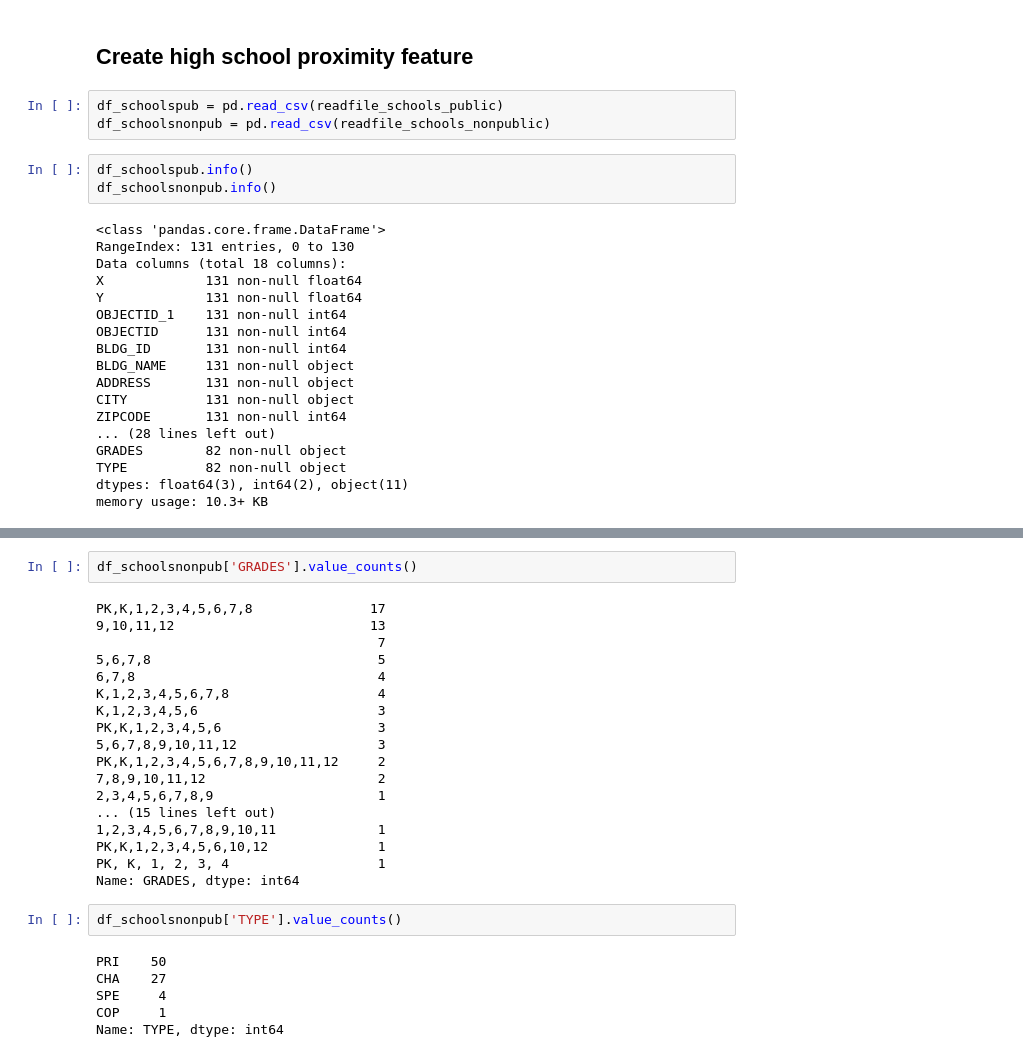
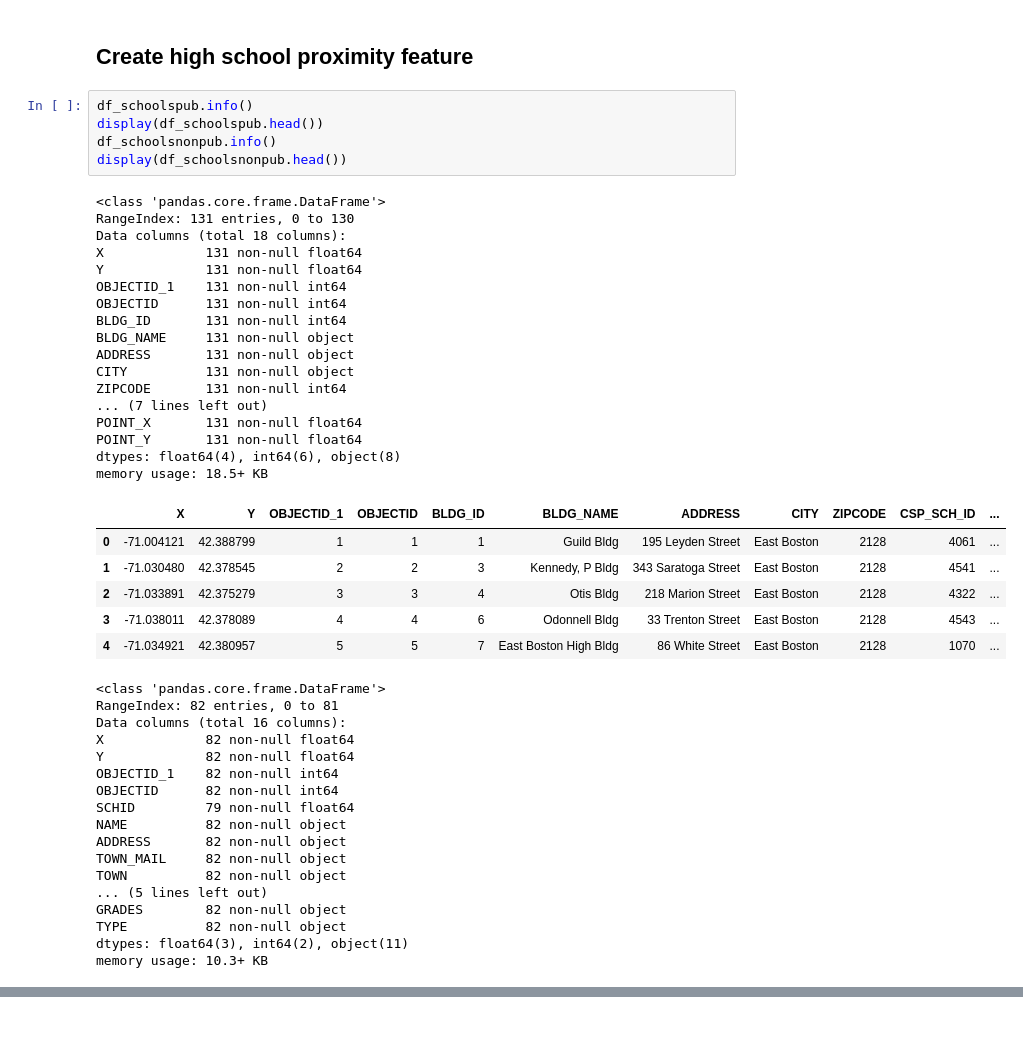
Before and after one commit to sedelmeyer/predicting-crime, a Jupyter notebook: notebooks/022_FEATURES_build_model_features.ipynb, the cells around one changed output, grey strips where cells are left out. Drawn from its saved outputs; the diff is of its cells as text; blank space fills up the shorter version.

```diff
--- a/notebooks/022_FEATURES_build_model_features.ipynb
+++ b/notebooks/022_FEATURES_build_model_features.ipynb
@@ -529,27 +530,49 @@ memory usage: 55.3+ MB
 5 rows × 47 columns
 # %% [markdown]
 ## Create high school proximity feature
-# %%
-df_schoolspub = pd.read_csv(readfile_schools_public)
-df_schoolsnonpub = pd.read_csv(readfile_schools_nonpublic)
 # %%
 df_schoolspub.info()
+display(df_schoolspub.head())
 df_schoolsnonpub.info()
+display(df_schoolsnonpub.head())
 # %% [output]
 <class 'pandas.core.frame.DataFrame'>
 RangeIndex: 131 entries, 0 to 130
 Data columns (total 18 columns):
 X             131 non-null float64
 Y             131 non-null float64
 OBJECTID_1    131 non-null int64
 OBJECTID      131 non-null int64
 BLDG_ID       131 non-null int64
 BLDG_NAME     131 non-null object
 ADDRESS       131 non-null object
 CITY          131 non-null object
 ZIPCODE       131 non-null int64
-... (28 lines left out)
-GRADES        82 non-null object
-TYPE          82 non-null object
-dtypes: float64(3), int64(2), object(11)
-memory usage: 10.3+ KB
+... (7 lines left out)
+POINT_X       131 non-null float64
+POINT_Y       131 non-null float64
+dtypes: float64(4), int64(6), object(8)
+memory usage: 18.5+ KB
+|  | X | Y | OBJECTID_1 | OBJECTID | BLDG_ID | BLDG_NAME | ADDRESS | CITY | ZIPCODE | CSP_SCH_ID | ... |
+| 0 | -71.004121 | 42.388799 | 1 | 1 | 1 | Guild Bldg | 195 Leyden Street | East Boston | 2128 | 4061 | ... |
+| 1 | -71.030480 | 42.378545 | 2 | 2 | 3 | Kennedy, P Bldg | 343 Saratoga Street | East Boston | 2128 | 4541 | ... |
+| 2 | -71.033891 | 42.375279 | 3 | 3 | 4 | Otis Bldg | 218 Marion Street | East Boston | 2128 | 4322 | ... |
+| 3 | -71.038011 | 42.378089 | 4 | 4 | 6 | Odonnell Bldg | 33 Trenton Street | East Boston | 2128 | 4543 | ... |
+| 4 | -71.034921 | 42.380957 | 5 | 5 | 7 | East Boston High Bldg | 86 White Street | East Boston | 2128 | 1070 | ... |
+<class 'pandas.core.frame.DataFrame'>
+RangeIndex: 82 entries, 0 to 81
+Data columns (total 16 columns):
+X             82 non-null float64
+Y             82 non-null float64
+OBJECTID_1    82 non-null int64
+OBJECTID      82 non-null int64
+SCHID         79 non-null float64
+NAME          82 non-null object
+ADDRESS       82 non-null object
+TOWN_MAIL     82 non-null object
+TOWN          82 non-null object
+... (5 lines left out)
+GRADES        82 non-null object
+TYPE          82 non-null object
+dtypes: float64(3), int64(2), object(11)
+memory usage: 10.3+ KB
@@ -556,28 +584,0 @@ memory usage: 10.3+ KB
-# %%
-df_schoolsnonpub['GRADES'].value_counts()
-# %% [output]
-PK,K,1,2,3,4,5,6,7,8               17
-9,10,11,12                         13
-                                    7
-5,6,7,8                             5
-6,7,8                               4
-K,1,2,3,4,5,6,7,8                   4
-K,1,2,3,4,5,6                       3
-PK,K,1,2,3,4,5,6                    3
-5,6,7,8,9,10,11,12                  3
-PK,K,1,2,3,4,5,6,7,8,9,10,11,12     2
-7,8,9,10,11,12                      2
-2,3,4,5,6,7,8,9                     1
-... (15 lines left out)
-1,2,3,4,5,6,7,8,9,10,11             1
-PK,K,1,2,3,4,5,6,10,12              1
-PK, K, 1, 2, 3, 4                   1
-Name: GRADES, dtype: int64
-# %%
-df_schoolsnonpub['TYPE'].value_counts()
-# %% [output]
-PRI    50
-CHA    27
-SPE     4
-COP     1
-Name: TYPE, dtype: int64
```
Also changed, not shown: parts of 28 cells of this notebook.
